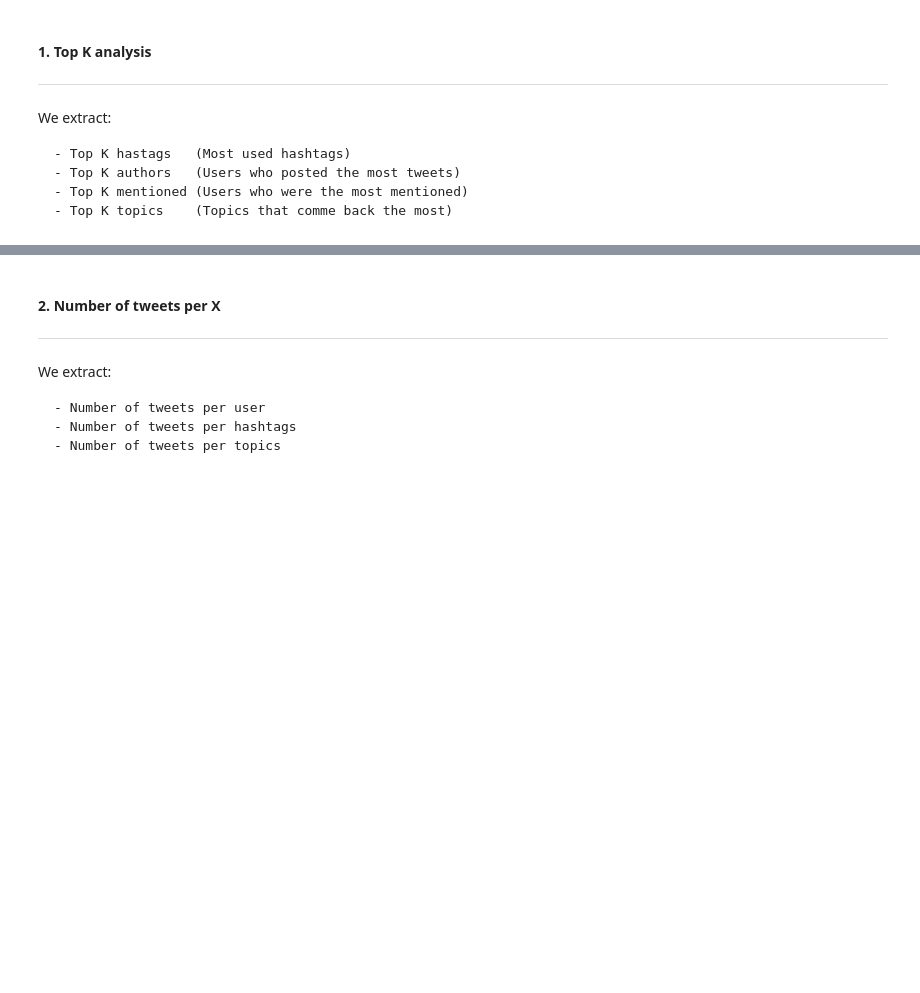
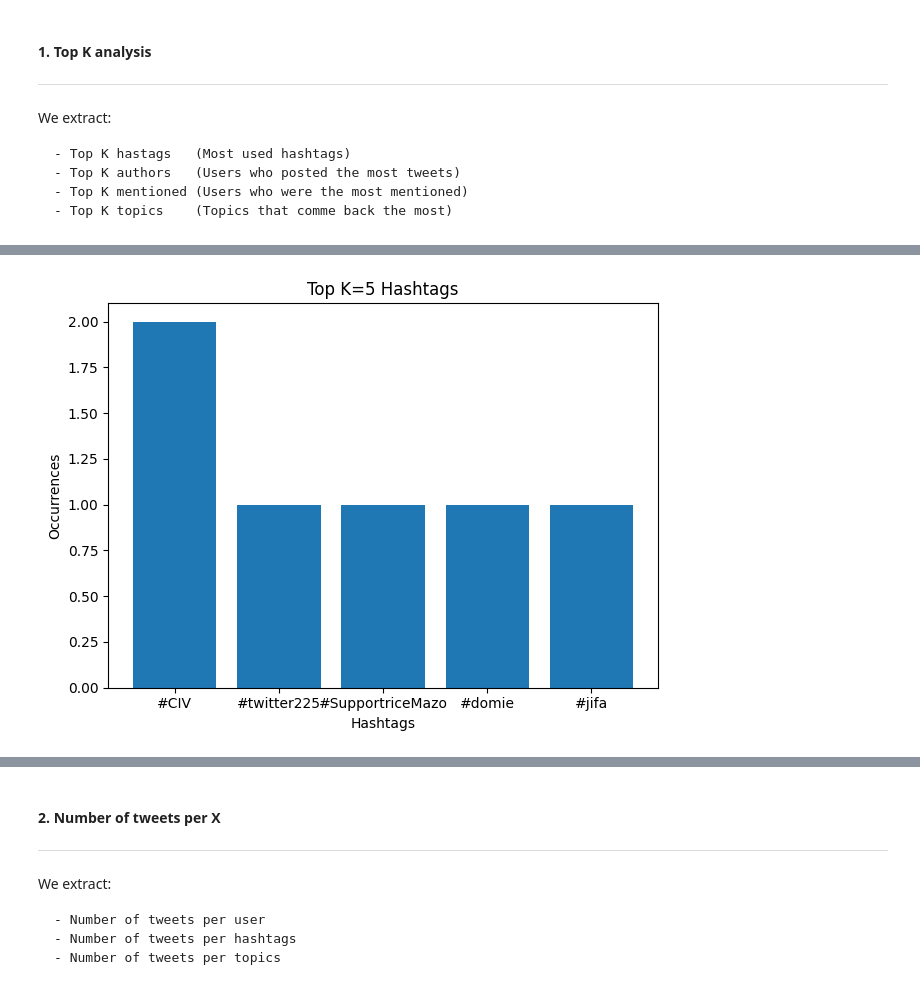
Before and after one commit to Egeyae/InPoDA-project-in304, a Jupyter notebook: InPoDA_CompteRendu.ipynb, the cells around one changed output, grey strips where cells are left out. Saved outputs shown, nothing was run; the diff lists cells and outputs as text; code cells hidden in the pictures; blank space fills up the shorter version.

```diff
--- a/InPoDA_CompteRendu.ipynb
+++ b/InPoDA_CompteRendu.ipynb
@@ -163,3 +229,5 @@ We extract:
 K = 5
 # %%
 # TOP K HASHTAGS
+pipeline.top_k_hashtags(k = K)
+# %% [output]
@@ -166,2 +235,3 @@ K = 5
+[figure, added]
 # %%
 # TOP K AUTHORS
```
Also changed, not shown: parts of 18 cells of this notebook, 4 other files.
